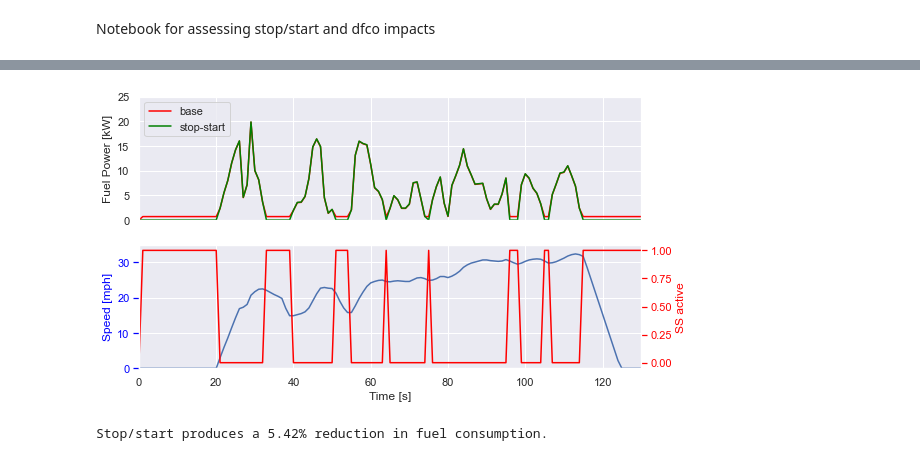
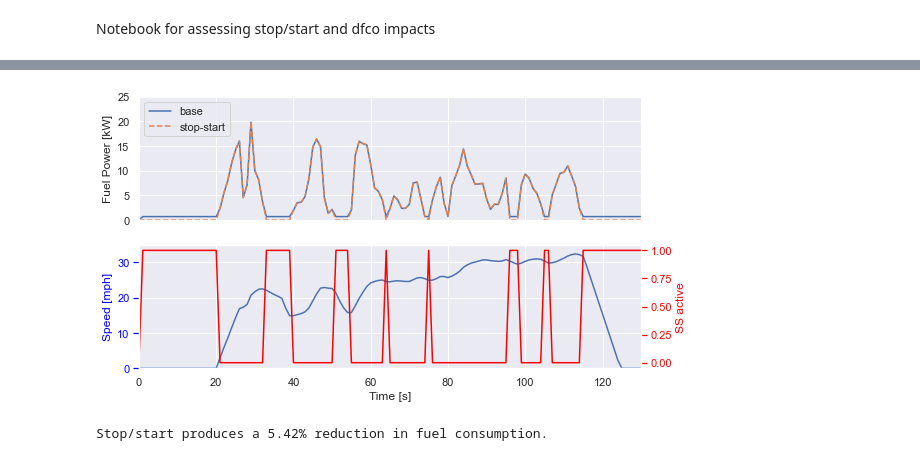
Before and after one commit to NREL/fastsim, a Jupyter notebook: docs/stop_start.ipynb, the cells around one changed output, grey strips where cells are left out. Drawn from its saved outputs; the diff is of its cells as text; code cells hidden in the pictures.

```diff
--- a/docs/stop_start.ipynb
+++ b/docs/stop_start.ipynb
@@ -58,34 +58,34 @@ Elapsed time: 8.977e-03 s
 # %%
 fig, (ax0, ax1) = plt.subplots(2, 1, sharex=True, figsize=(9,5))
 ax0.plot(cyc.cycSecs, sim_drive0.fcKwOutAch,
-         label='base', color='red')
+         label='base')
 ax0.plot(cyc.cycSecs, sim_drive1.fcKwOutAch,
-         label='stop-start', color='green')
+         label='stop-start', linestyle='--')
 # ax.plot(cyc.cycSecs, dfco_fcKwOutAchPos, label='dfco', linestyle='--', color='blue')
 ax0.legend(loc='upper left')
 ax0.set_ylabel('Fuel Power [kW]')
 ax0.set_ylim([0, 25])
 
 ax2 = ax1.twinx()
 ax2.yaxis.label.set_color('red')
 ax2.tick_params(axis='y', colors='red')
 ax2.plot(cyc.cycSecs, sim_drive1.canPowerAllElectrically,
         color='red')
 ax2.set_ylabel('SS active')
 ax2.set_xlim(ax0.get_xlim())
 ax2.grid()
 
 ax1.plot(cyc.cycSecs, cyc.cycMph)
 ax1.yaxis.label.set_color('blue')
 ax1.tick_params(axis='y', colors='blue')
 ax1.set_ylabel('Speed [mph]')
 ax1.set_ylim([0, 35])
 ax1.set_xlabel('Time [s]')
 
 ax1.set_xlim([0, 130])
 plt.savefig('plots/stop-start-power.svg')
 # %% [output]
-[figure, old version]
+[figure, new version]
 # %%
 fig, (ax0, ax1) = plt.subplots(2, 1, sharex=True, figsize=(9,5))
 ax0.plot(cyc.cycSecs, (sim_drive0.fcKwOutAch * cyc.secs).cumsum(),
```
Also changed, not shown: parts of 4 cells of this notebook.
